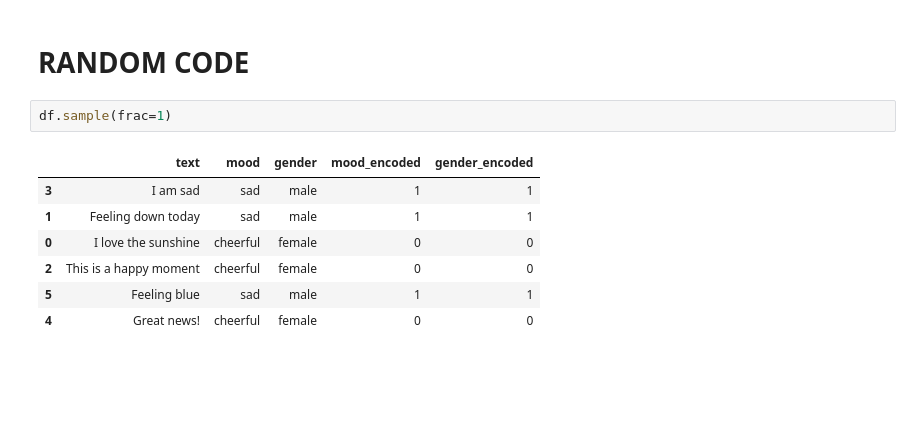
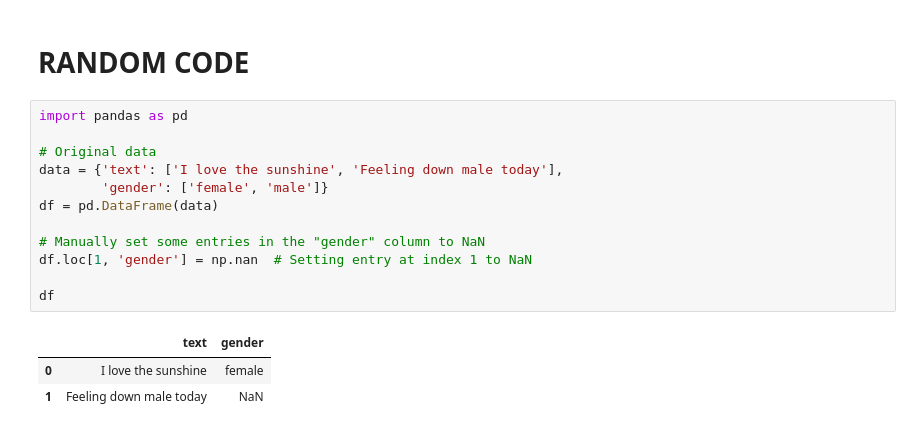
Before and after one commit to Kevy69/deep-machine-learning, a Jupyter notebook: Project/testing.ipynb, the cells around one changed output. Saved outputs shown, nothing was run; the diff lists cells and outputs as text; blank space fills up the shorter version.

```diff
--- a/Project/testing.ipynb
+++ b/Project/testing.ipynb
@@ -207,12 +207,18 @@ Predicted Gender: male
 # %% [markdown]
 # RANDOM CODE
 # %%
-df.sample(frac=1)
+import pandas as pd
+
+# Original data
+data = {'text': ['I love the sunshine', 'Feeling down male today'],
+        'gender': ['female', 'male']}
+df = pd.DataFrame(data)
+
+# Manually set some entries in the "gender" column to NaN
+df.loc[1, 'gender'] = np.nan  # Setting entry at index 1 to NaN
+
+df
 # %% [output]
-|  | text | mood | gender | mood_encoded | gender_encoded |
-| 3 | I am sad | sad | male | 1 | 1 |
-| 1 | Feeling down today | sad | male | 1 | 1 |
-| 0 | I love the sunshine | cheerful | female | 0 | 0 |
-| 2 | This is a happy moment | cheerful | female | 0 | 0 |
-| 5 | Feeling blue | sad | male | 1 | 1 |
-| 4 | Great news! | cheerful | female | 0 | 0 |
+|  | text | gender |
+| 0 | I love the sunshine | female |
+| 1 | Feeling down male today | NaN |
```
Also changed, not shown: parts of 3 cells of this notebook, 1 other file.
